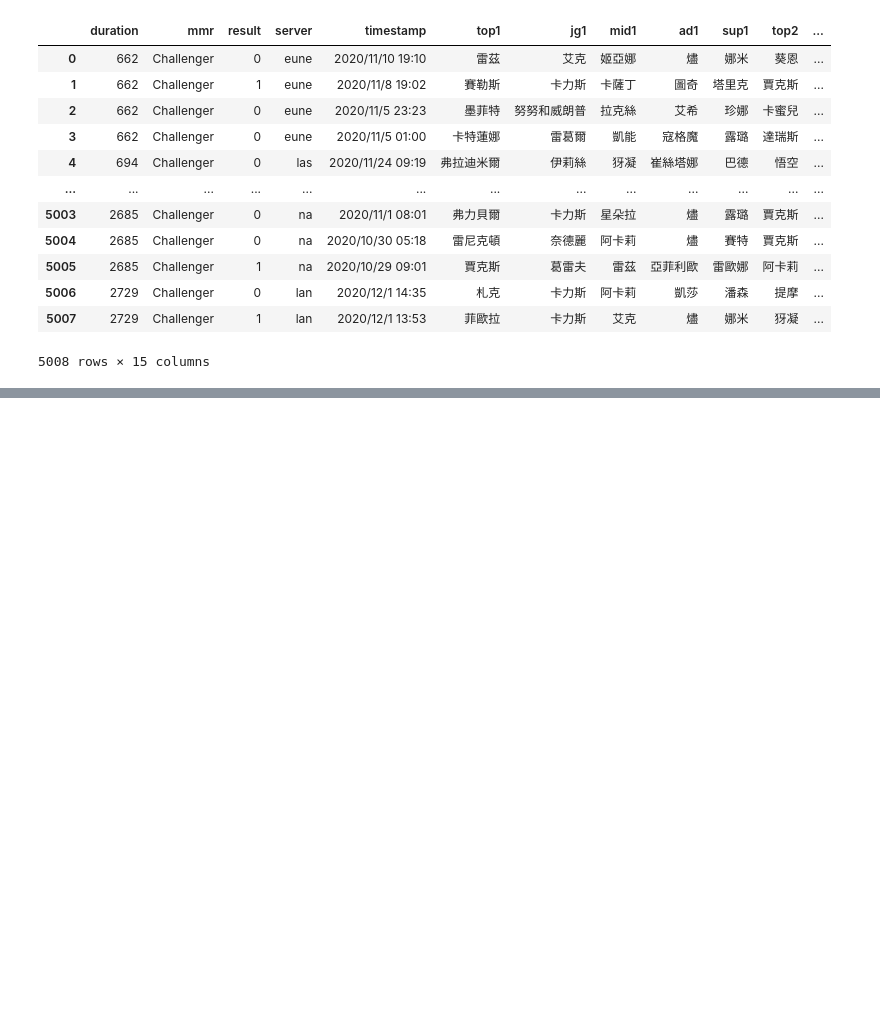
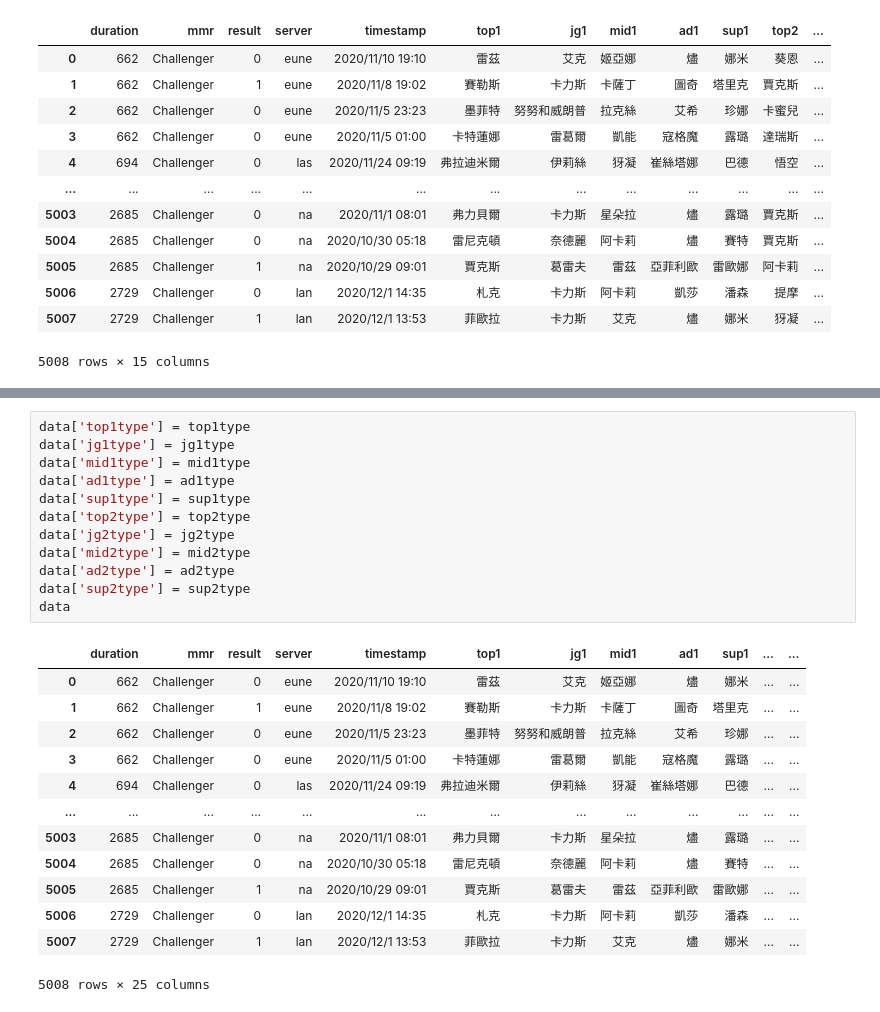
Before and after one commit to hcjohn463/Predict-WinRate, a Jupyter notebook: Untitled.ipynb, the cells around one changed output, grey strips where cells are left out. Cells and saved outputs as stored; diff of their text form; blank space fills up the shorter version.

Commit message:
add character type

```diff
--- a/Untitled.ipynb
+++ b/Untitled.ipynb
@@ -193,0 +235,26 @@ print(len(supportInitiate) + len(supportProtect))
+# %%
+data['top1type'] = top1type
+data['jg1type'] = jg1type
+data['mid1type'] = mid1type
+data['ad1type'] = ad1type
+data['sup1type'] = sup1type
+data['top2type'] = top2type
+data['jg2type'] = jg2type
+data['mid2type'] = mid2type
+data['ad2type'] = ad2type
+data['sup2type'] = sup2type
+data
+# %% [output]
+|  | duration | mmr | result | server | timestamp | top1 | jg1 | mid1 | ad1 | sup1 | ... | ... |
+| 0 | 662 | Challenger | 0 | eune | 2020/11/10 19:10 | 雷茲 | 艾克 | 姬亞娜 | 燼 | 娜米 | ... | ... |
+| 1 | 662 | Challenger | 1 | eune | 2020/11/8 19:02 | 賽勒斯 | 卡力斯 | 卡薩丁 | 圖奇 | 塔里克 | ... | ... |
+| 2 | 662 | Challenger | 0 | eune | 2020/11/5 23:23 | 墨菲特 | 努努和威朗普 | 拉克絲 | 艾希 | 珍娜 | ... | ... |
+| 3 | 662 | Challenger | 0 | eune | 2020/11/5 01:00 | 卡特蓮娜 | 雷葛爾 | 凱能 | 寇格魔 | 露璐 | ... | ... |
+| 4 | 694 | Challenger | 0 | las | 2020/11/24 09:19 | 弗拉迪米爾 | 伊莉絲 | 犽凝 | 崔絲塔娜 | 巴德 | ... | ... |
+| ... | ... | ... | ... | ... | ... | ... | ... | ... | ... | ... | ... | ... |
+| 5003 | 2685 | Challenger | 0 | na | 2020/11/1 08:01 | 弗力貝爾 | 卡力斯 | 星朵拉 | 燼 | 露璐 | ... | ... |
+| 5004 | 2685 | Challenger | 0 | na | 2020/10/30 05:18 | 雷尼克頓 | 奈德麗 | 阿卡莉 | 燼 | 賽特 | ... | ... |
+| 5005 | 2685 | Challenger | 1 | na | 2020/10/29 09:01 | 賈克斯 | 葛雷夫 | 雷茲 | 亞菲利歐 | 雷歐娜 | ... | ... |
+| 5006 | 2729 | Challenger | 0 | lan | 2020/12/1 14:35 | 札克 | 卡力斯 | 阿卡莉 | 凱莎 | 潘森 | ... | ... |
+| 5007 | 2729 | Challenger | 1 | lan | 2020/12/1 13:53 | 菲歐拉 | 卡力斯 | 艾克 | 燼 | 娜米 | ... | ... |
+5008 rows × 25 columns
```
Also changed, not shown: parts of 3 cells of this notebook.
